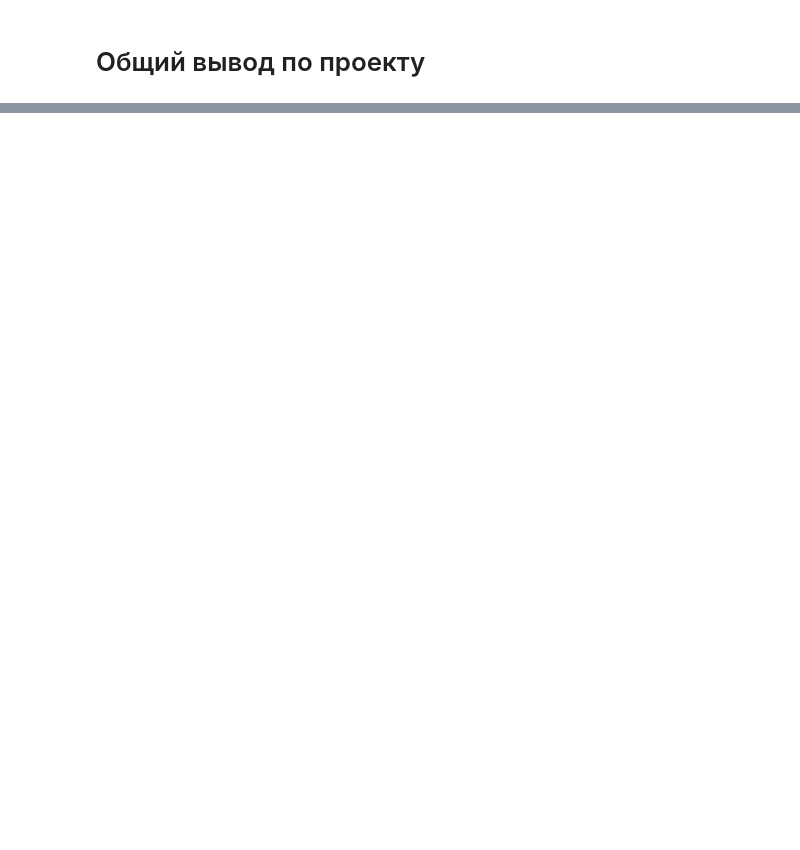
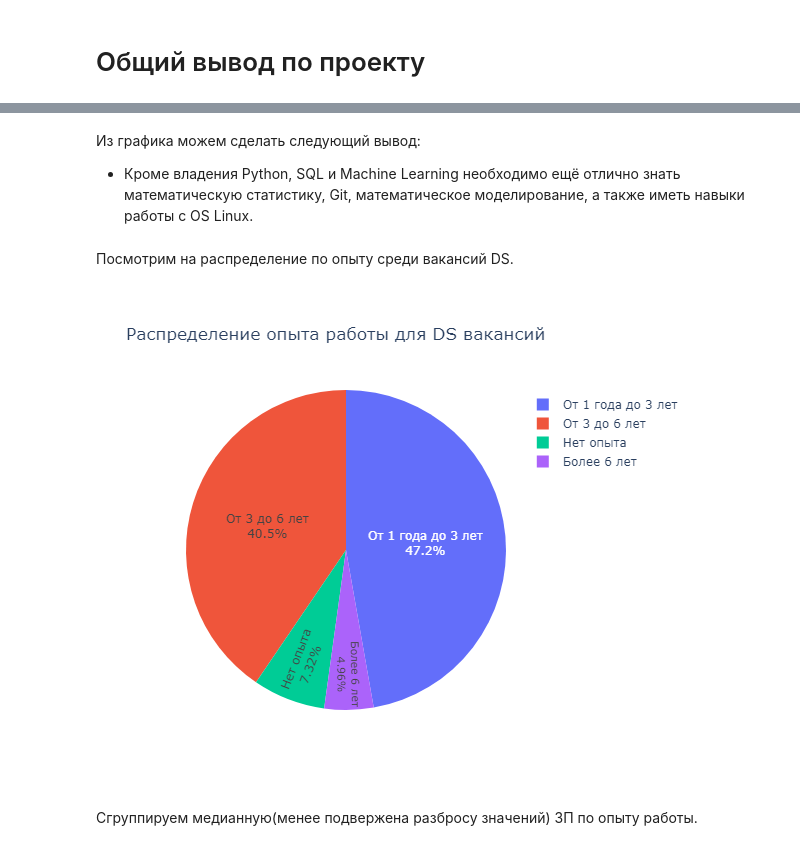
Before and after one commit to ScReameer/HH-DataScience-project-2, a Jupyter notebook: Project_2_Анализ_вакансий_HH.ipynb, the cells around one changed output, grey strips where cells are left out. Drawn from its saved outputs; the diff is of its cells as text; code cells hidden in the pictures; blank space fills up the shorter version.

```diff
--- a/Project_2_Анализ_вакансий_HH.ipynb
+++ b/Project_2_Анализ_вакансий_HH.ipynb
@@ -223,0 +647,23 @@ query_3_1 = f'''
+# %%
+full_ds_query = f'''
+    SELECT
+        vacancies.id,
+        vacancies.name "Должность",
+        vacancies.key_skills "Ключевые навыки",
+        vacancies.schedule "График",
+        vacancies.experience "Опыт",
+        vacancies.employment "Занятость",
+        vacancies.salary_from "ЗП(от)",
+        vacancies.salary_to "ЗП(до)",
+        a.name "Регион",
+        e.name "Работодатель",
+        i.name "Сферы деятельности"
+    FROM
+        public.vacancies vacancies
+        LEFT JOIN public.areas a ON vacancies.area_id = a.id
+        LEFT JOIN public.employers e ON vacancies.employer_id = e.id
+        LEFT JOIN public.employers_industries ei ON e.id = ei.employer_id
+        LEFT JOIN public.industries i ON ei.industry_id = i.id
+    WHERE
+        {ds_filter}
+'''
@@ -223,0 +672,3 @@ query_3_1 = f'''
+# %%
+full_ds_vacancies = pd.read_sql_query(full_ds_query, connection)
+full_ds_vacancies.head()
@@ -223,0 +729,18 @@ query_3_1 = f'''
+# %% [markdown]
+Из графика можем сделать следующий вывод:
+* Кроме владения Python, SQL и Machine Learning необходимо ещё отлично знать математическую статистику, Git, математическое моделирование, а также иметь навыки работы с OS Linux.
+# %% [markdown]
+Посмотрим на распределение по опыту среди вакансий DS.
+# %%
+exp_rate_bar = px.pie(
+    full_ds_vacancies.sort_values(by='Опыт'),
+    names='Опыт',
+    width=600,
+    height=500,
+    title='Распределение опыта работы для DS вакансий'
+)
+exp_rate_bar.update_traces(textposition='inside', textinfo='percent+label')
+# %% [output]
+[figure, added]
+# %% [markdown]
+Сгруппируем медианную(менее подвержена разбросу значений) ЗП по опыту работы.
```
Also changed, not shown: parts of 74 cells of this notebook.
